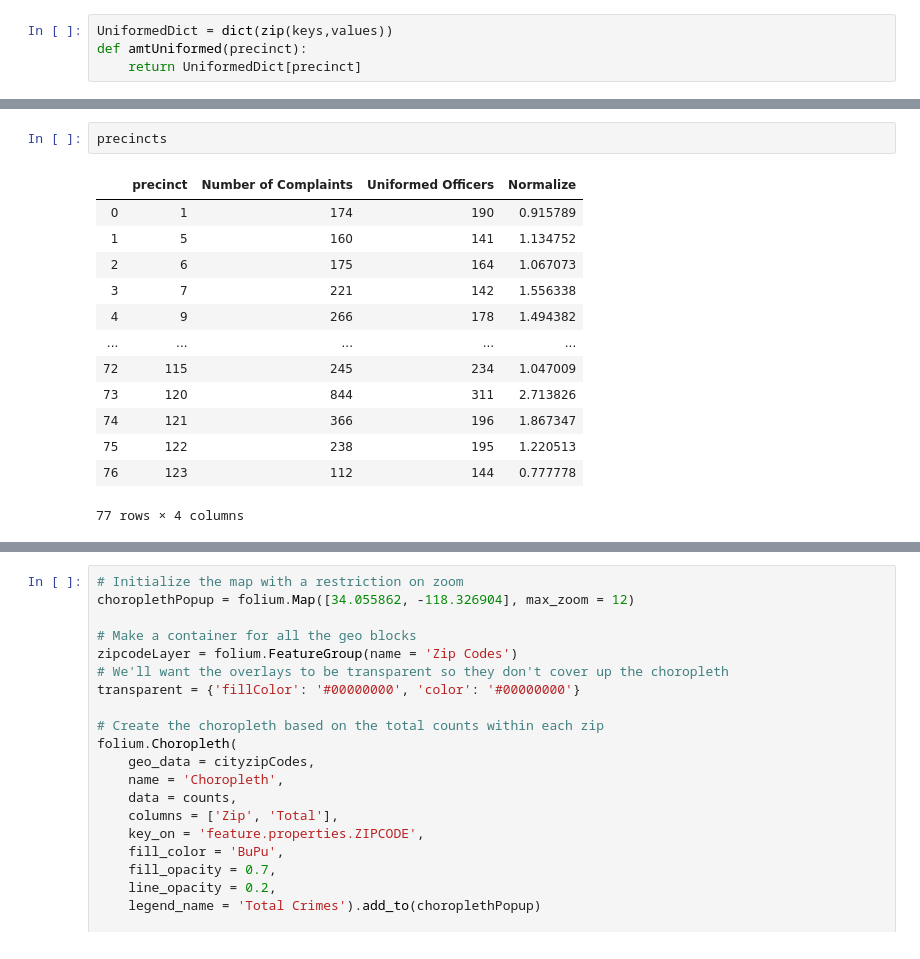
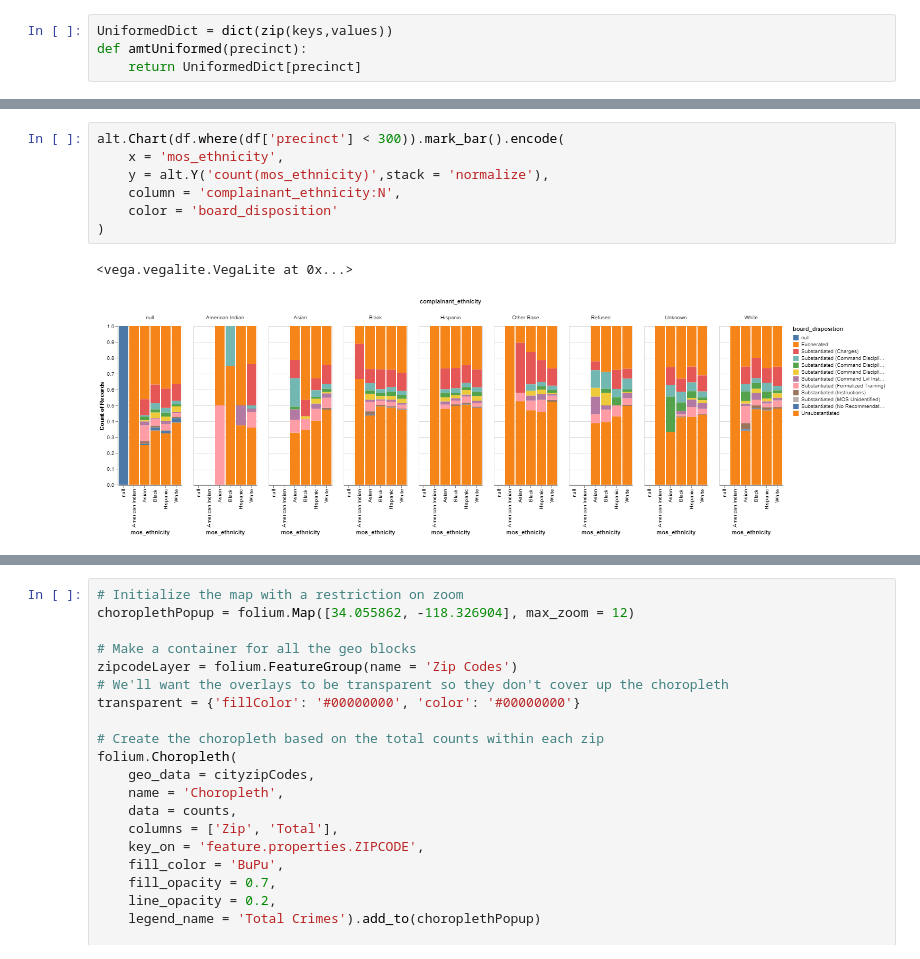
Before and after one commit to owenwjc/Projects, a Jupyter notebook: NYPD Complaints/ComplaintsStatistics.ipynb, the cells around one changed output, grey strips where cells are left out. Cells and saved outputs as stored; diff of their text form.

```diff
--- a/NYPD Complaints/ComplaintsStatistics.ipynb
+++ b/NYPD Complaints/ComplaintsStatistics.ipynb
@@ -54,16 +54,10 @@ alt.Chart(precincts).mark_bar().encode(
-# %%
-precincts
-# %% [output]
-|  | precinct | Number of Complaints | Uniformed Officers | Normalize |
-| 0 | 1 | 174 | 190 | 0.915789 |
-| 1 | 5 | 160 | 141 | 1.134752 |
-| 2 | 6 | 175 | 164 | 1.067073 |
-| 3 | 7 | 221 | 142 | 1.556338 |
-| 4 | 9 | 266 | 178 | 1.494382 |
-| ... | ... | ... | ... | ... |
-| 72 | 115 | 245 | 234 | 1.047009 |
-| 73 | 120 | 844 | 311 | 2.713826 |
-| 74 | 121 | 366 | 196 | 1.867347 |
-| 75 | 122 | 238 | 195 | 1.220513 |
-| 76 | 123 | 112 | 144 | 0.777778 |
-77 rows × 4 columns
+# %%
+alt.Chart(df.where(df['precinct'] < 300)).mark_bar().encode(
+    x = 'mos_ethnicity',
+    y = alt.Y('count(mos_ethnicity)',stack = 'normalize'),
+    column = 'complainant_ethnicity:N',
+    color = 'board_disposition'
+)
+# %% [output]
+<vega.vegalite.VegaLite at 0x...>
+[figure, added]
```
Also changed, not shown: parts of 15 cells of this notebook.
